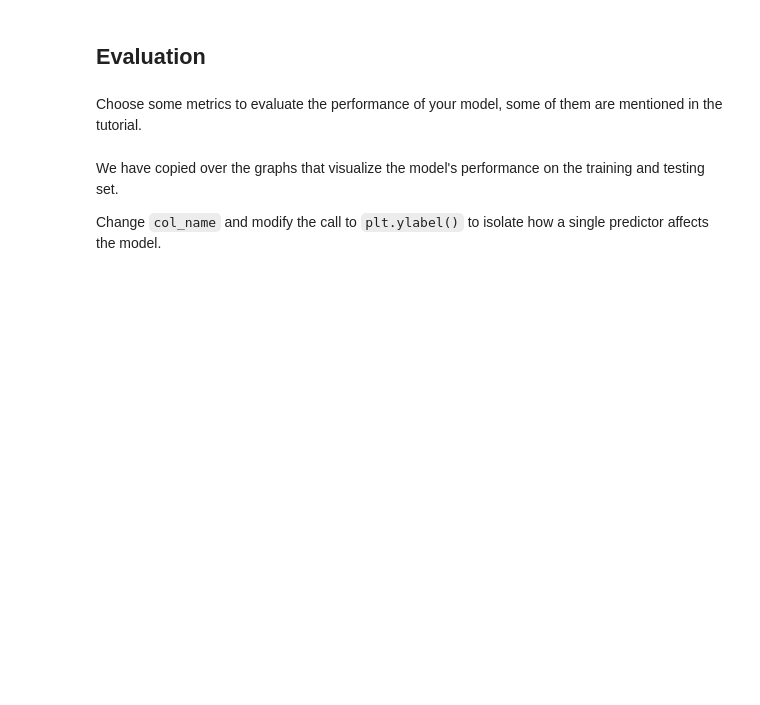
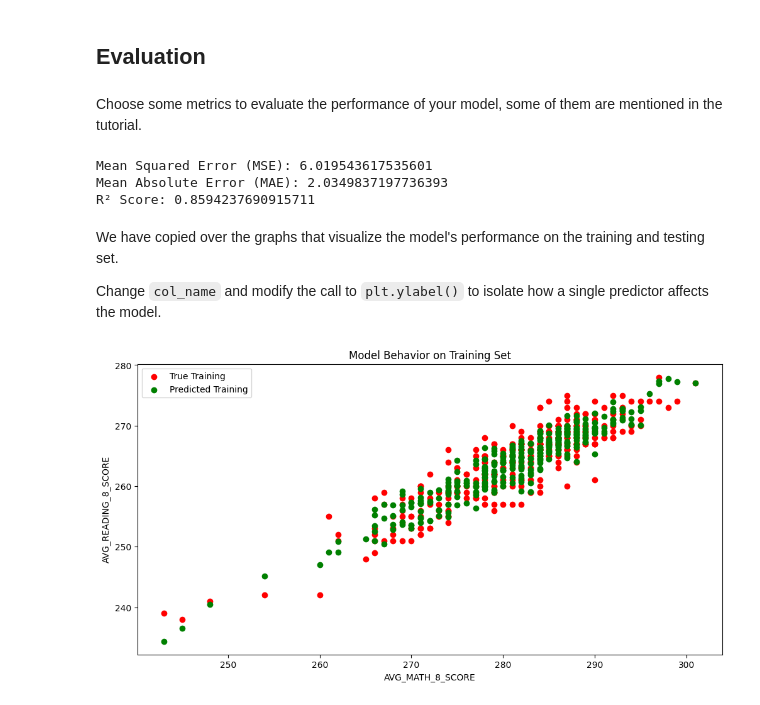
Before and after one commit to jamesw047/MDST-Tutorial, a Jupyter notebook: tutorial1/checkpoint1.ipynb, the cells around one changed output. Cells and saved outputs as stored; diff of their text form; code cells hidden in the pictures; blank space fills up the shorter version.

```diff
--- a/tutorial1/checkpoint1.ipynb
+++ b/tutorial1/checkpoint1.ipynb
@@ -224,5 +217,14 @@ from sklearn.model_selection import train_test_split
+# %%
+# @@@ 8
+X = df[['ENROLL_8', 'AVG_MATH_8_SCORE', 'AVG_READING_4_SCORE']].dropna()
+y = df.loc[X.index]['AVG_READING_8_SCORE']
 # %%
 # @@@ 9
+_train, X_test, y_train, y_test = train_test_split(
+    X, y, test_size=0.2, random_state=42
+)
 
-# X_train, X_test, y_train, y_test = train_test_split(
-#      X, y, test_size=, random_state=42)
+print("X_train shape:", X_train.shape)
+print("X_test shape:", X_test.shape)
+print("y_train shape:", y_train.shape)
+print("y_test shape:", y_test.shape)
@@ -236,6 +243,5 @@ ML Models [Resource](https://medium.com/@vijaya.beeravalli/comparison-of-machine
 # %%
 # @@@ 11
-# create your model here
-# model =
+model = LinearRegression()
 # %%
 model.fit(X_train, y_train)
@@ -250,3 +256,18 @@ Choose some metrics to evaluate the performance of your model, some of them are
+# %%
+# @@@ 12
+from sklearn.metrics import mean_squared_error, mean_absolute_error, r2_score
+
+mse = mean_squared_error(y_test, y_pred)
+mae = mean_absolute_error(y_test, y_pred)
+r2 = r2_score(y_test, y_pred)
+
+print("Mean Squared Error (MSE):", mse)
+print("Mean Absolute Error (MAE):", mae)
+print("R² Score:", r2)
+# %% [output]
+Mean Squared Error (MSE): 6.019543617535601
+Mean Absolute Error (MAE): 2.0349837197736393
+R² Score: 0.8594237690915711
 # %% [markdown]
 We have copied over the graphs that visualize the model's performance on the training and testing set.
 
@@ -254,17 +275,30 @@ Change `col_name` and modify the call to `plt.ylabel()` to isolate how a single
 # %%
 # @@@ 13
 
 # col_name = 'COLUMN NAME OF ONE PREDICTOR'
 
 
 # f = plt.figure(figsize=(12,6))
 # plt.scatter(X_train[col_name], y_train, color = "red")
 # plt.scatter(X_train[col_name], model.predict(X_train), color = "green")
 
 # plt.legend(['True Training','Predicted Training'])
 # plt.xlabel(col_name)
 # plt.ylabel('NAME OF THE PREDICTOR')
 # plt.title("Model Behavior On Training Set")
+
+col_name = 'AVG_MATH_8_SCORE'
+
+plt.figure(figsize=(12, 6))
+plt.scatter(X_train[col_name], y_train, color="red", label="True Training")
+plt.scatter(X_train[col_name], model.predict(X_train), color="green", label="Predicted Training")
+plt.xlabel(col_name)
+plt.ylabel("AVG_READING_8_SCORE")
+plt.title("Model Behavior on Training Set")
+plt.legend()
+plt.show()
+# %% [output]
+[figure, added]
 # %%
 # @@@ 14
 
```
Also changed, not shown: parts of 18 cells of this notebook.
